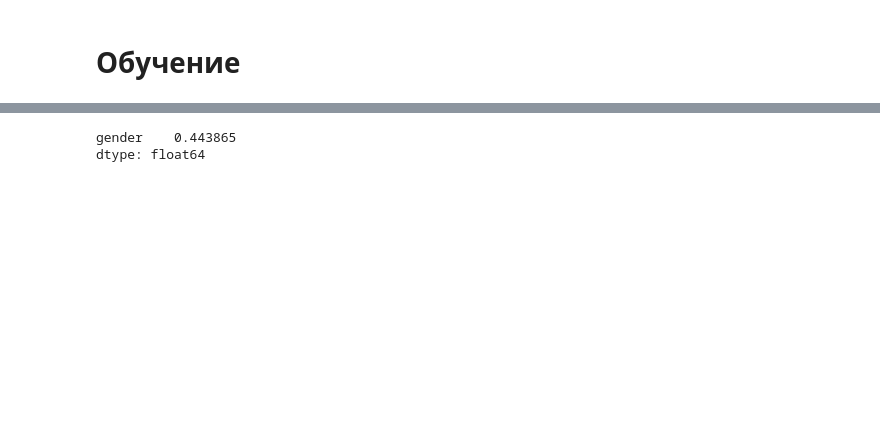
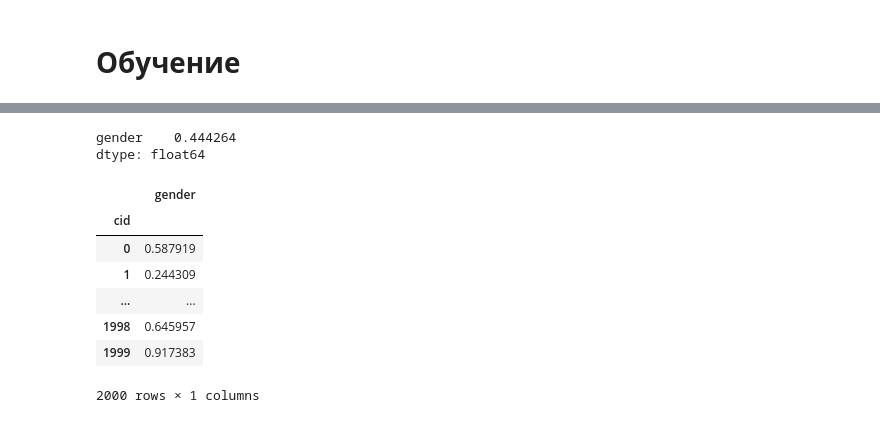
Before and after one commit to esheshka/sber_SSAD, a Jupyter notebook: Что_то_зачем_то.ipynb, the cells around one changed output, grey strips where cells are left out. Saved outputs shown, nothing was run; the diff lists cells and outputs as text; code cells hidden in the pictures; blank space fills up the shorter version.

```diff
--- a/Что_то_зачем_то.ipynb
+++ b/Что_то_зачем_то.ipynb
@@ -306,17 +416,26 @@ Wall time: 1.24 s
 # %%
 #@title TID
+# to_df = df_.copy(deep=True)
+
+# for tid_index in (most_popular_tid - interesting_tid):
+#     stat_amt_by_cid_and_tid = dfTrx[dfTrx.tid == tid_index][['cid', 'amt']].groupby('cid').agg(stat).sort_values(by = 'cid').add_prefix('').droplevel(0, axis='columns')
+#     stat_amt_by_cid_and_tid.columns += '_' + str(tid_index) + '_tid'
+#     to_df = to_df.join(stat_amt_by_cid_and_tid, how='left')
+
+# stat_by_other_tid = dfTrx[~dfTrx.tid.isin(most_popular_tid | interesting_tid)][['cid', 'amt']].groupby('cid').agg(stat).sort_values(by = 'cid').add_prefix('').droplevel(0, axis='columns')
+# stat_by_other_tid.columns += '_tid'
+# to_df = to_df.join(stat_by_other_tid, how='left')
+
+# to_df = s(to_df)
+# df = df.join(to_df, on = 'cid', how='left')
 to_df = df_.copy(deep=True)
 
-for tid_index in most_popular_tid:
+for tid_index in (interesting_tid):
     stat_amt_by_cid_and_tid = dfTrx[dfTrx.tid == tid_index][['cid', 'amt']].groupby('cid').agg(stat).sort_values(by = 'cid').add_prefix('').droplevel(0, axis='columns')
     stat_amt_by_cid_and_tid.columns += '_' + str(tid_index) + '_tid'
     to_df = to_df.join(stat_amt_by_cid_and_tid, how='left')
 
-stat_by_other_tid = dfTrx[~dfTrx.tid.isin(most_popular_tid)][['cid', 'amt']].groupby('cid').agg(stat).sort_values(by = 'cid').add_prefix('').droplevel(0, axis='columns')
-stat_by_other_tid.columns += '_tid'
-to_df = to_df.join(stat_by_other_tid, how='left')
-
-to_df = s(to_df)
+to_df = s(to_df) * 50
 df = df.join(to_df, on = 'cid', how='left')
 # %%
 df = df.fillna(0).astype('float')
@@ -377,6 +547,22 @@ Runtime is 1717 sec > 120 sec limit!!!
 # %%
 # model = LR(random_state=0, n_jobs=-1, max_iter=1000).fit(trainX, trainY.gender)  # now train again, on the full training set
 # model = GBC(loss='log_loss', learning_rate=0.1, n_estimators=150, subsample=1.0, criterion='friedman_mse', max_depth=2)
-model = SC(estimators=estimators)
-model.fit(trainX, trainY.gender)
+# model = SC(estimators=estimators)
+# model.fit(trainX, trainY.gender)
+
+
+model1 = LGBMC()
+model2 = CBC(iterations=200)
+# model3 = RFC()
+model4 = GBC(loss='log_loss', learning_rate=0.1, n_estimators=150, subsample=1.0, criterion='friedman_mse', max_depth=2)
+model5 = MLPC(solver='lbfgs', alpha=1e-5, hidden_layer_sizes=(7, 4), random_state=1)
+
+pY1 = model1.fit(trainX, trainY.gender).predict_proba(testX)[:, 1]
+pY2 = model2.fit(trainX, trainY.gender).predict_proba(testX)[:, 1]
+# pY3 = model3.fit(trainX, trainY.gender).predict_proba(testX0)[:, 1]
+pY4 = model4.fit(trainX, trainY.gender).predict_proba(testX)[:, 1]
+pY5 = model5.fit(trainX, trainY.gender).predict_proba(testX)[:, 1]
+# pY6 = model_6.fit(trainX, trainY.gender).predict_proba(testX0)[:, 1]
+
+pY = (pY1 + pY2 + pY4 + pY5) / 4
 # %% [output]
@@ -387,8 +591,19 @@ StackingClassifier(estimators=[('knc', KNeighborsClassifier()),
 # %%
-pY = pd.DataFrame(model.predict_proba(testX)[:,1], columns=['gender'])
+pY = pd.DataFrame(pY, columns=['gender'])
 pY.index.name = 'cid'
 
 print(pY.sum() / pY.shape[0])
 # %% [output]
-gender    0.443865
+gender    0.444264
 dtype: float64
+# %%
+pY
+# %% [output]
+|  | gender |
+| cid |  |
+| 0 | 0.587919 |
+| 1 | 0.244309 |
+| ... | ... |
+| 1998 | 0.645957 |
+| 1999 | 0.917383 |
+2000 rows × 1 columns
```
Also changed, not shown: parts of 29 cells of this notebook.
